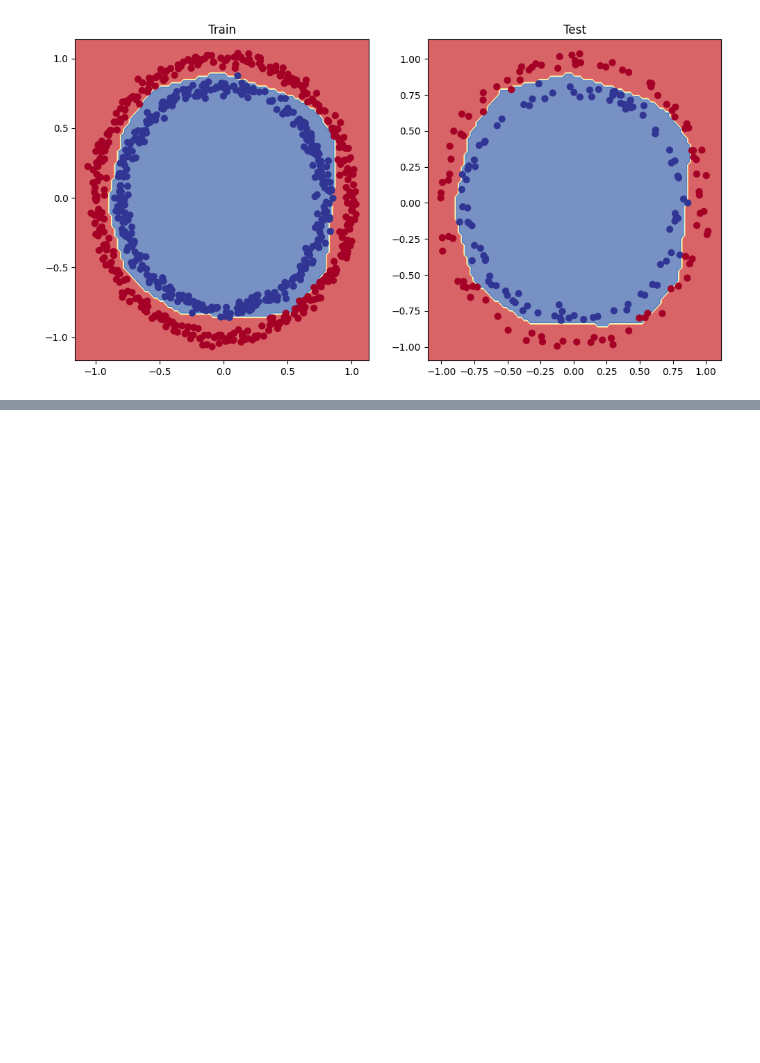
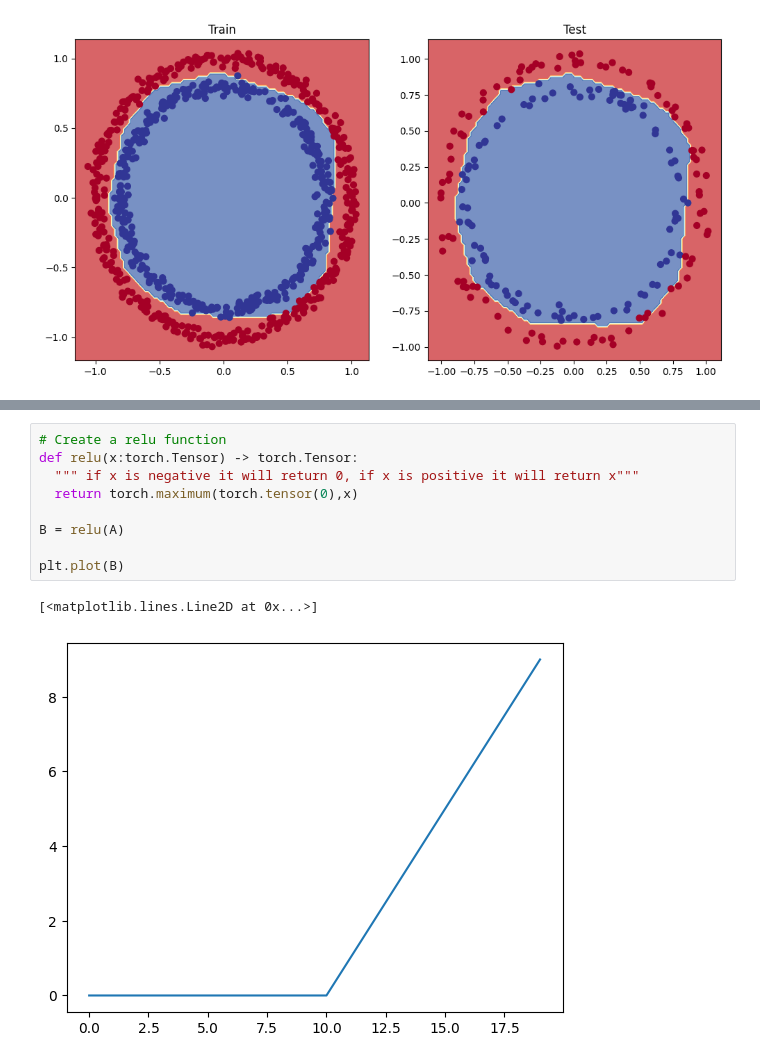
Before and after one commit to LaurentSeguin/Learning_ML, a Jupyter notebook: Basics of Neural Network Classification with Pytorch.ipynb, the cells around one changed output, grey strips where cells are left out. Saved outputs shown, nothing was run; the diff lists cells and outputs as text; blank space fills up the shorter version.

```diff
--- a/Basics of Neural Network Classification with Pytorch.ipynb
+++ b/Basics of Neural Network Classification with Pytorch.ipynb
@@ -758,0 +776,12 @@ plot_decision_boundary(model_3,X_test,y_test)
+# %%
+# Create a relu function
+def relu(x:torch.Tensor) -> torch.Tensor:
+  """ if x is negative it will return 0, if x is positive it will return x"""
+  return torch.maximum(torch.tensor(0),x)
+
+B = relu(A)
+
+plt.plot(B)
+# %% [output]
+[<matplotlib.lines.Line2D at 0x...>]
+[figure, added]
```
Also changed, not shown: parts of 28 cells of this notebook.
